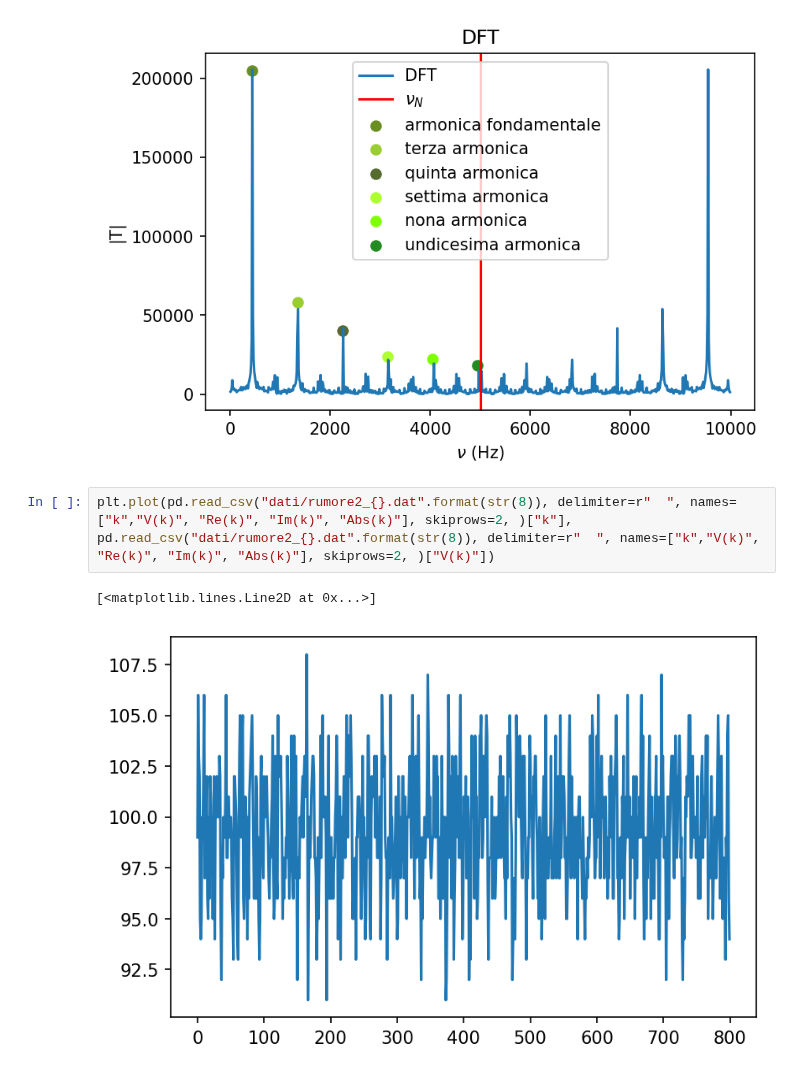
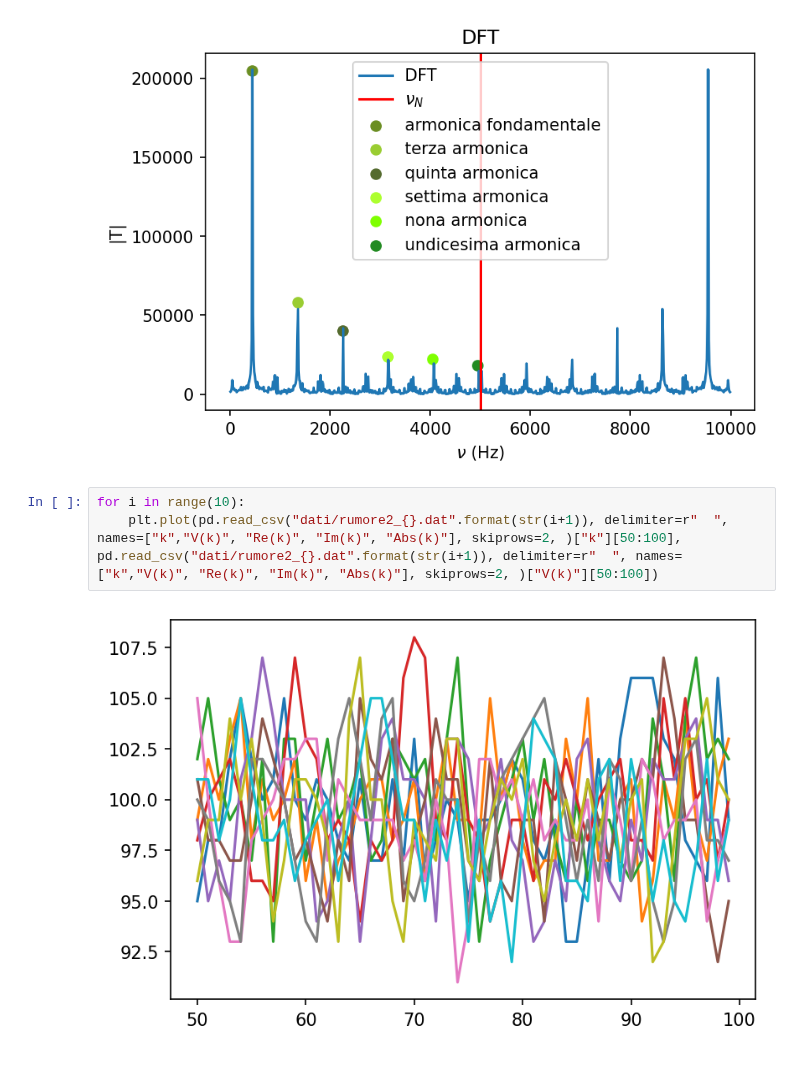
Before and after one commit to 1892051/LabSS, a Jupyter notebook: LabSS/esperienza_9/book.ipynb, the cells around one changed output. Cells and saved outputs as stored; diff of their text form.

```diff
--- a/LabSS/esperienza_9/book.ipynb
+++ b/LabSS/esperienza_9/book.ipynb
@@ -151,7 +151,7 @@ plt.savefig("Square451.png")
 # %% [output]
 [figure]
 # %%
-plt.plot(pd.read_csv("dati/rumore2_{}.dat".format(str(8)), delimiter=r"  ", names=["k","V(k)", "Re(k)", "Im(k)", "Abs(k)"], skiprows=2, )["k"], pd.read_csv("dati/rumore2_{}.dat".format(str(8)), delimiter=r"  ", names=["k","V(k)", "Re(k)", "Im(k)", "Abs(k)"], skiprows=2, )["V(k)"])
+for i in range(10):
+    plt.plot(pd.read_csv("dati/rumore2_{}.dat".format(str(i+1)), delimiter=r"  ", names=["k","V(k)", "Re(k)", "Im(k)", "Abs(k)"], skiprows=2, )["k"][50:100], pd.read_csv("dati/rumore2_{}.dat".format(str(i+1)), delimiter=r"  ", names=["k","V(k)", "Re(k)", "Im(k)", "Abs(k)"], skiprows=2, )["V(k)"][50:100])
 # %% [output]
-[<matplotlib.lines.Line2D at 0x...>]
-[figure, old version]
+[figure, new version]
```
